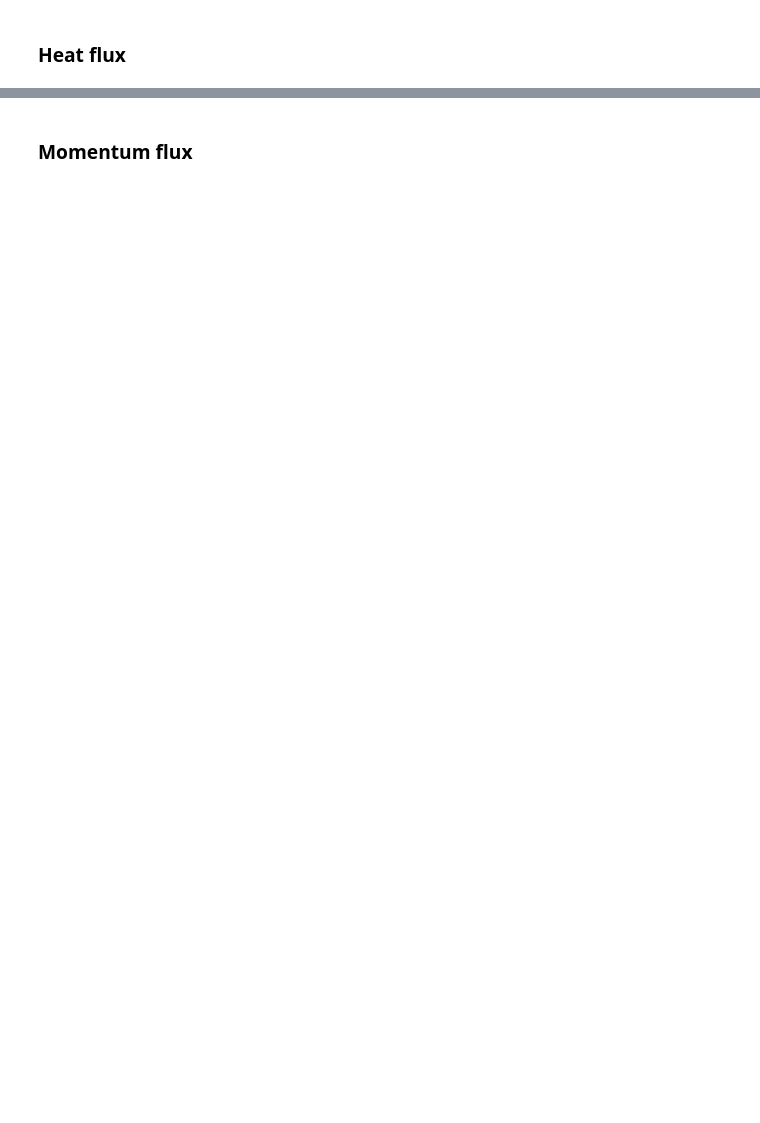
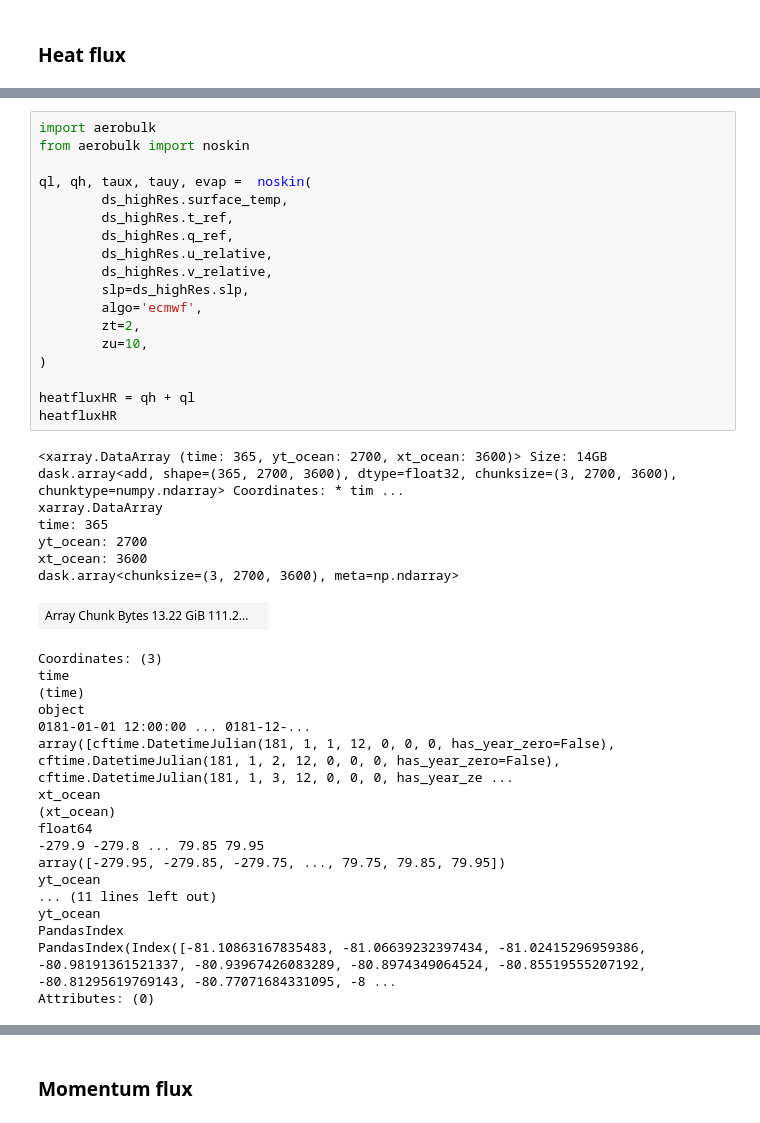
Before and after one commit to ocean-transport/air-sea-ML, a Jupyter notebook: fluxComparisonWithGCM.ipynb, the cells around one changed output, grey strips where cells are left out. Saved outputs shown, nothing was run; the diff lists cells and outputs as text; blank space fills up the shorter version.

```diff
--- a/fluxComparisonWithGCM.ipynb
+++ b/fluxComparisonWithGCM.ipynb
@@ -424,0 +87,43 @@ Text(0.5, 1.0, 'Q* Heat Flux from AeroBulk')
+# %%
+import aerobulk
+from aerobulk import noskin
+
+ql, qh, taux, tauy, evap =  noskin(
+        ds_highRes.surface_temp,
+        ds_highRes.t_ref,
+        ds_highRes.q_ref,
+        ds_highRes.u_relative,
+        ds_highRes.v_relative,
+        slp=ds_highRes.slp,
+        algo='ecmwf',
+        zt=2,
+        zu=10,
+)
+
+heatfluxHR = qh + ql
+heatfluxHR
+# %% [output]
+<xarray.DataArray (time: 365, yt_ocean: 2700, xt_ocean: 3600)> Size: 14GB dask.array<add, shape=(365, 2700, 3600), dtype=float32, chunksize=(3, 2700, 3600), chunktype=numpy.ndarray> Coordinates: * tim ...
+xarray.DataArray
+time: 365
+yt_ocean: 2700
+xt_ocean: 3600
+dask.array<chunksize=(3, 2700, 3600), meta=np.ndarray>
+| Array Chunk Bytes 13.22 GiB 111.2... |  |
+Coordinates: (3)
+time
+(time)
+object
+0181-01-01 12:00:00 ... 0181-12-...
+array([cftime.DatetimeJulian(181, 1, 1, 12, 0, 0, 0, has_year_zero=False), cftime.DatetimeJulian(181, 1, 2, 12, 0, 0, 0, has_year_zero=False), cftime.DatetimeJulian(181, 1, 3, 12, 0, 0, 0, has_year_ze ...
+xt_ocean
+(xt_ocean)
+float64
+-279.9 -279.8 ... 79.85 79.95
+array([-279.95, -279.85, -279.75, ..., 79.75, 79.85, 79.95])
+yt_ocean
+... (11 lines left out)
+yt_ocean
+PandasIndex
+PandasIndex(Index([-81.10863167835483, -81.06639232397434, -81.02415296959386, -80.98191361521337, -80.93967426083289, -80.8974349064524, -80.85519555207192, -80.81295619769143, -80.77071684331095, -8 ...
+Attributes: (0)
```
Also changed, not shown: parts of 47 cells of this notebook, 3 other files.
